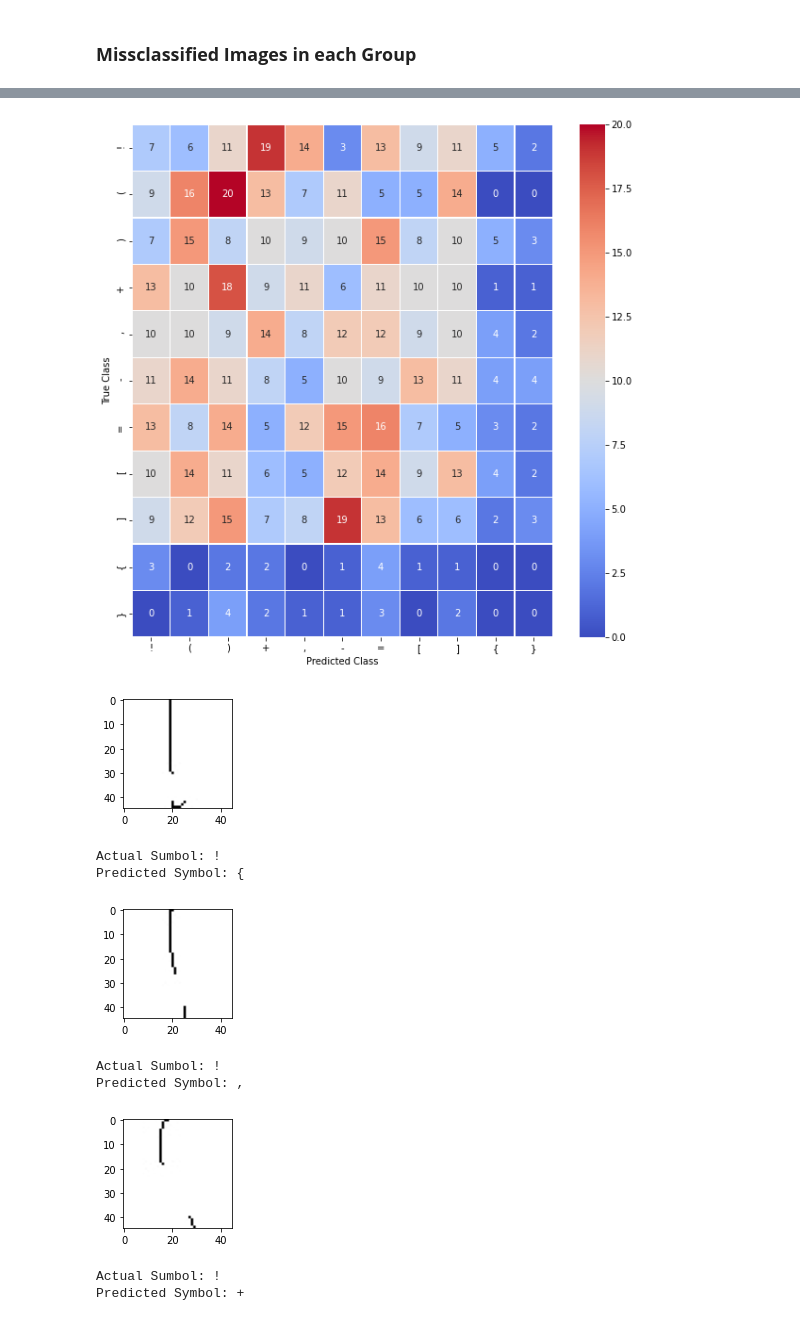
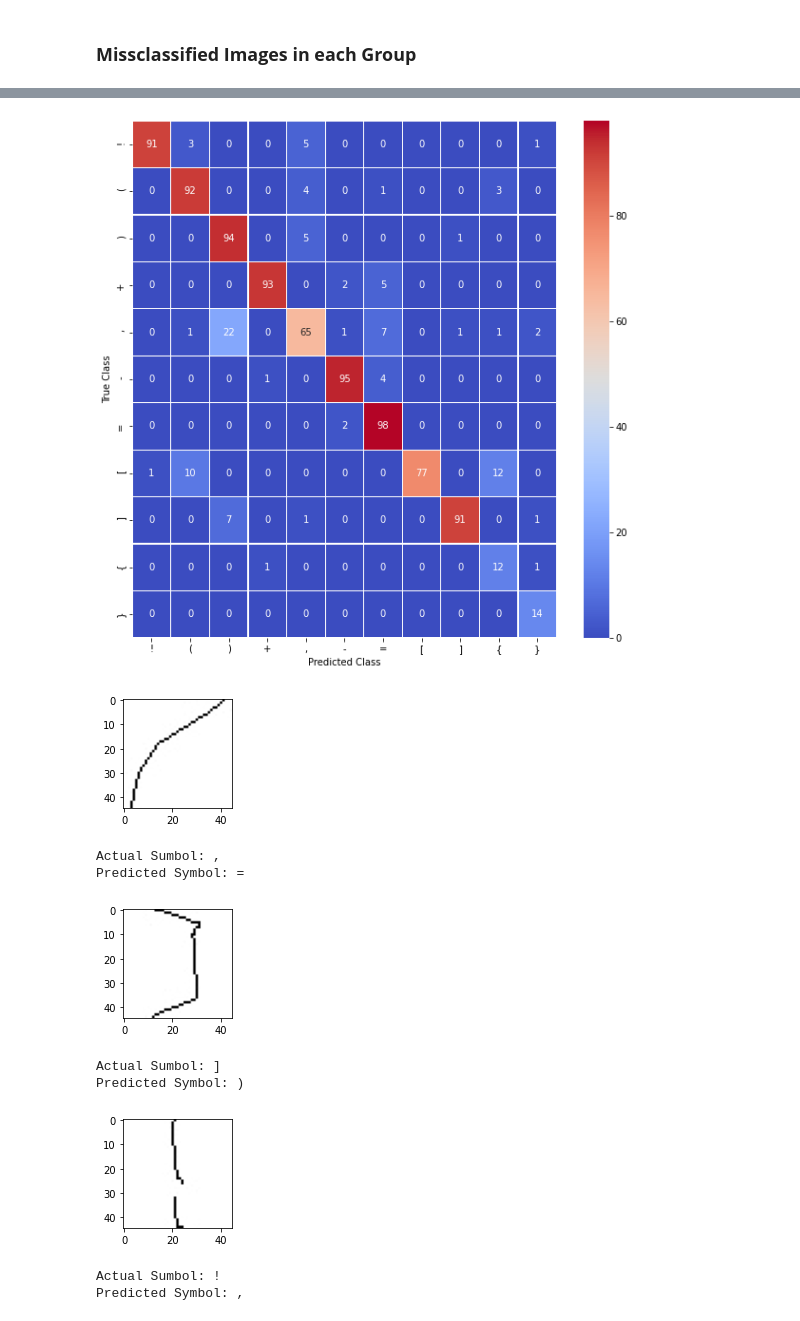
Before and after one commit to pgupta88/Springboard, a Jupyter notebook: Capstone_Three/Modeling/Capstone_Three_Models_Assessment.ipynb, the cells around one changed output, grey strips where cells are left out. Cells and saved outputs as stored; diff of their text form; code cells hidden in the pictures.

Commit message:
Modelling and Assessment for all groups completed

```diff
--- a/Capstone_Three/Modeling/Capstone_Three_Models_Assessment.ipynb
+++ b/Capstone_Three/Modeling/Capstone_Three_Models_Assessment.ipynb
@@ -22,5 +22,8 @@ Capstone_Three_Modelling_2        extracted_images  group_3  group_6
 Capstone_Three_Models_Assessment  group_1           group_4  group_7
 # %%
 df = pd.read_csv('/content/gdrive/My Drive/Springboard Projects/Capstone_Three/models/accuracies_1.csv', index_col=0)
-df.head()
+df2 = pd.read_csv('/content/gdrive/My Drive/Springboard Projects/Capstone_Three/models/accuracies_2.csv', index_col=0)
+df = df.append(df2, ignore_index=True)
+print(df.head())
+df.info()
 # %% [output]
@@ -33,7 +47,7 @@ df.head()
 # %%
 # Finding Best Model for each group
 best_model_id = dict()
-for group in ['group_1', 'group_2', 'group_3']:
+for group in df['group'].unique():
   id = df[df['group']==group]['valid_accuracy'].argmax()
   best_model_id[group] = id
   print('Best Model for ' + group +' is: ' + df.loc[id]['architecture'] + '_' + df.loc[id]['model_num']
@@ -47,6 +65,6 @@ Best Model for group_3 is: arch_3_model_3_Adam_0.001 with validation accuracy as
 # %%
 # Lets see how the optimizers and learning rate affect the validation and test accuracy for the best model
-for group in ['group_1', 'group_2', 'group_3']:
+for group in df['group'].unique():
   id = best_model_id[group]
   arch = df.loc[id]['architecture']
   modelnum = df.loc[id]['model_num']
@@ -70,16 +94,15 @@ def print_missclassification(test_data, y_pred):
   label_dict = dict()
   for k, v in test_data.class_indices.items():
       label_dict[v] = k
-  for i in range(0,5):
-    print
-    image = plt.imread(test_data.directory + '/' + test_data.filenames[miss_id[0][i]])
+  for i in np.random.choice(miss_id[0], size=5, replace=False):
+    image = plt.imread(test_data.directory + '/' + test_data.filenames[i])
     plt.subplots(figsize=(2,2))
     plt.imshow(image, cmap='gray')
     plt.show()
-    print('Actual Sumbol: ' + label_dict[test_data.classes[miss_id[0][i]]])
-    print('Predicted Symbol: ' + label_dict[y_pred[miss_id[0][i]]])
+    print('Actual Sumbol: ' + label_dict[test_data.classes[i]])
+    print('Predicted Symbol: ' + label_dict[y_pred[i]])
 # %%
-for group in ['group_1', 'group_2', 'group_3']:
+for group in df['group'].unique():
   id = best_model_id[group]
   tf.keras.backend.clear_session()
   model = tf.keras.models.load_model('/content/gdrive/My Drive/Springboard Projects/Capstone_Three/models/'+df.loc[id]['architecture'] + '_' + df.loc[id]['model_num']
@@ -89,7 +112,7 @@ for group in ['group_1', 'group_2', 'group_3']:
                                                     target_size=(45,45),
                                                     color_mode='grayscale',
                                                     batch_size=32,
-                                                    class_mode='categorical')
+                                                    class_mode='categorical', shuffle=False)
   print(df.loc[id]['architecture'] + '_' + df.loc[id]['model_num'] + '_opt_' + df.loc[id]['optimizer'] + '_lr_' + str(df.loc[id]['learning_rate']) + '_' + group)
   model.evaluate(test_data)
   y_pred = model.predict_classes(test_data)
@@ -107,10 +130,10 @@ arch_3_model_3_opt_SGD_lr_0.01_group_1
-[figure, old version]
+[figure, new version]
-[figure, old version]
+[figure, new version]
-Actual Sumbol: !
-Predicted Symbol: {
+Actual Sumbol: ,
+Predicted Symbol: =
-[figure, old version]
+[figure, new version]
-Actual Sumbol: !
-Predicted Symbol: ,
+Actual Sumbol: ]
+Predicted Symbol: )
-[figure, old version]
+[figure, new version]
 Actual Sumbol: !
-Predicted Symbol: +
+Predicted Symbol: ,
```
Also changed, not shown: parts of 7 cells of this notebook, 1 other file.
